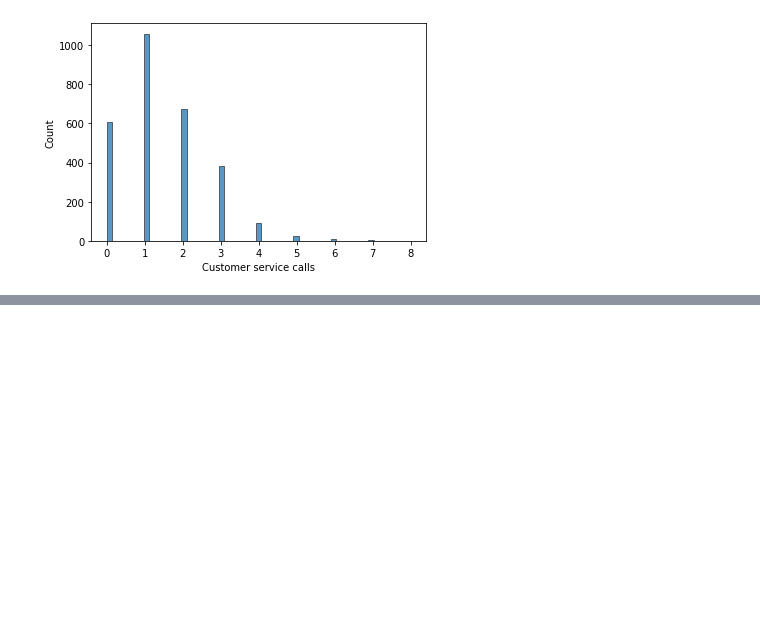
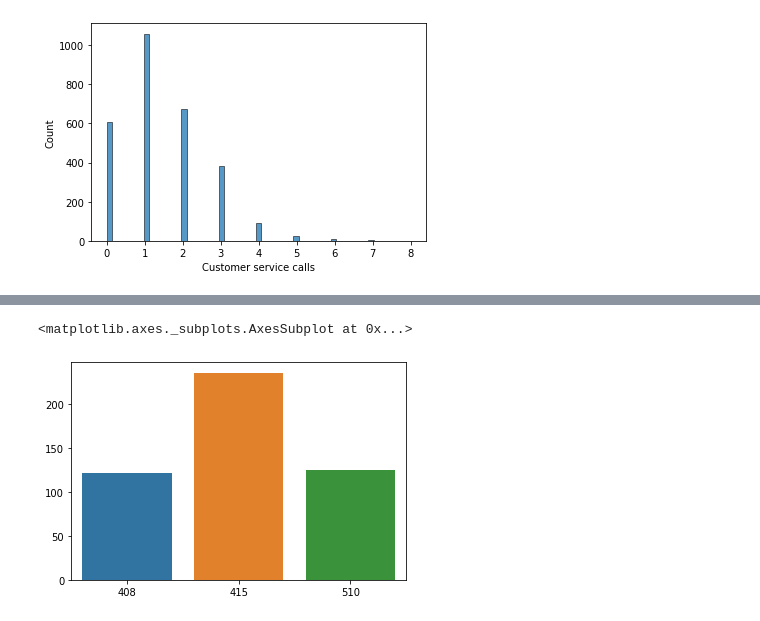
Before and after one commit to M0n1ka-05/team1-telecom-churn-data-analysis, a Jupyter notebook: Monika_Shinde_Team_1_Capstone_Project.ipynb, the cells around one changed output, grey strips where cells are left out. Saved outputs shown, nothing was run; the diff lists cells and outputs as text; code cells hidden in the pictures; blank space fills up the shorter version.

```diff
--- a/Monika_Shinde_Team_1_Capstone_Project.ipynb
+++ b/Monika_Shinde_Team_1_Capstone_Project.ipynb
@@ -68,3 +95,7 @@ Percentage_of_cutomer_cancelled_subscription = (cutomer_who_left/total_customer)
 print(f'Approx % of consumer who have cancelled there subscrition are: {Percentage_of_cutomer_cancelled_subscription} ')
 # %% [output]
 Approx % of consumer who have cancelled there subscrition are: 14.491449144914492
+# %%
+#now to simply out work lets make seprate df on basis of Chhurn data
+
+df_of_churn = df[df['Churn']==True]
@@ -95,3 +173,11 @@ df.head(1)
 # %% [output]
 |  | State | Account length | Area code | International plan | Voice mail plan | Number vmail messages | ... |
 | 0 | KS | 128 | 415 | No | Yes | 25 | ... |
+# %%
+#area code analysis for churned dataset
+
+arc,count= np.unique(df_of_churn['Area code'],return_counts=True)
+sns.barplot(x=arc, y= count)
+# %% [output]
+<matplotlib.axes._subplots.AxesSubplot at 0x...>
+[figure, added]
```
Also changed, not shown: parts of 28 cells of this notebook.
